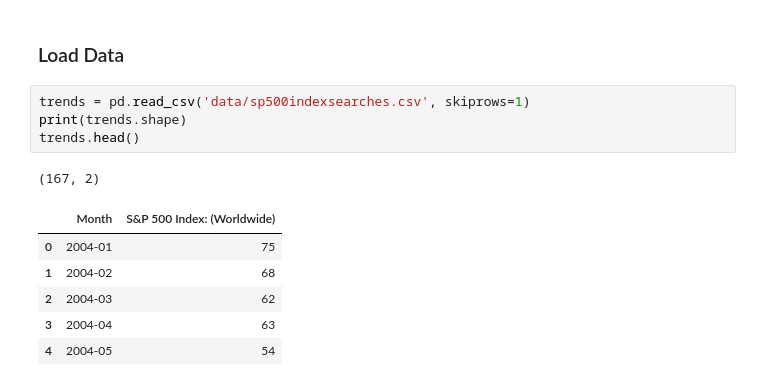
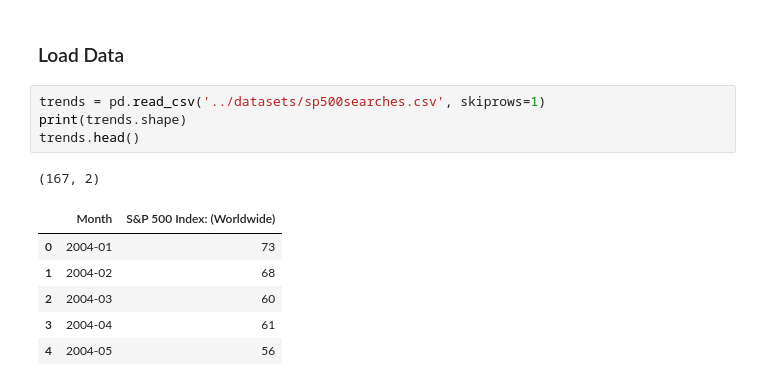
Before and after one commit to lcm98/GA_Capstone, a Jupyter notebook: data_gathering/DataGathering.ipynb, the cells around one changed output. Drawn from its saved outputs; the diff is of its cells as text.

```diff
--- a/DataGathering.ipynb
+++ b/data_gathering/DataGathering.ipynb
@@ -481,14 +542,14 @@ I am considering that good enough for the current scope of the project.
 # %% [markdown]
 ### Load Data
 # %%
-trends = pd.read_csv('data/sp500indexsearches.csv', skiprows=1)
+trends = pd.read_csv('../datasets/sp500searches.csv', skiprows=1)
 print(trends.shape)
 trends.head()
 # %% [output]
 (167, 2)
 |  | Month | S&P 500 Index: (Worldwide) |
-| 0 | 2004-01 | 75 |
+| 0 | 2004-01 | 73 |
 | 1 | 2004-02 | 68 |
-| 2 | 2004-03 | 62 |
-| 3 | 2004-04 | 63 |
-| 4 | 2004-05 | 54 |
+| 2 | 2004-03 | 60 |
+| 3 | 2004-04 | 61 |
+| 4 | 2004-05 | 56 |
```
Also changed, not shown: parts of 19 cells of this notebook, 13 other files.
